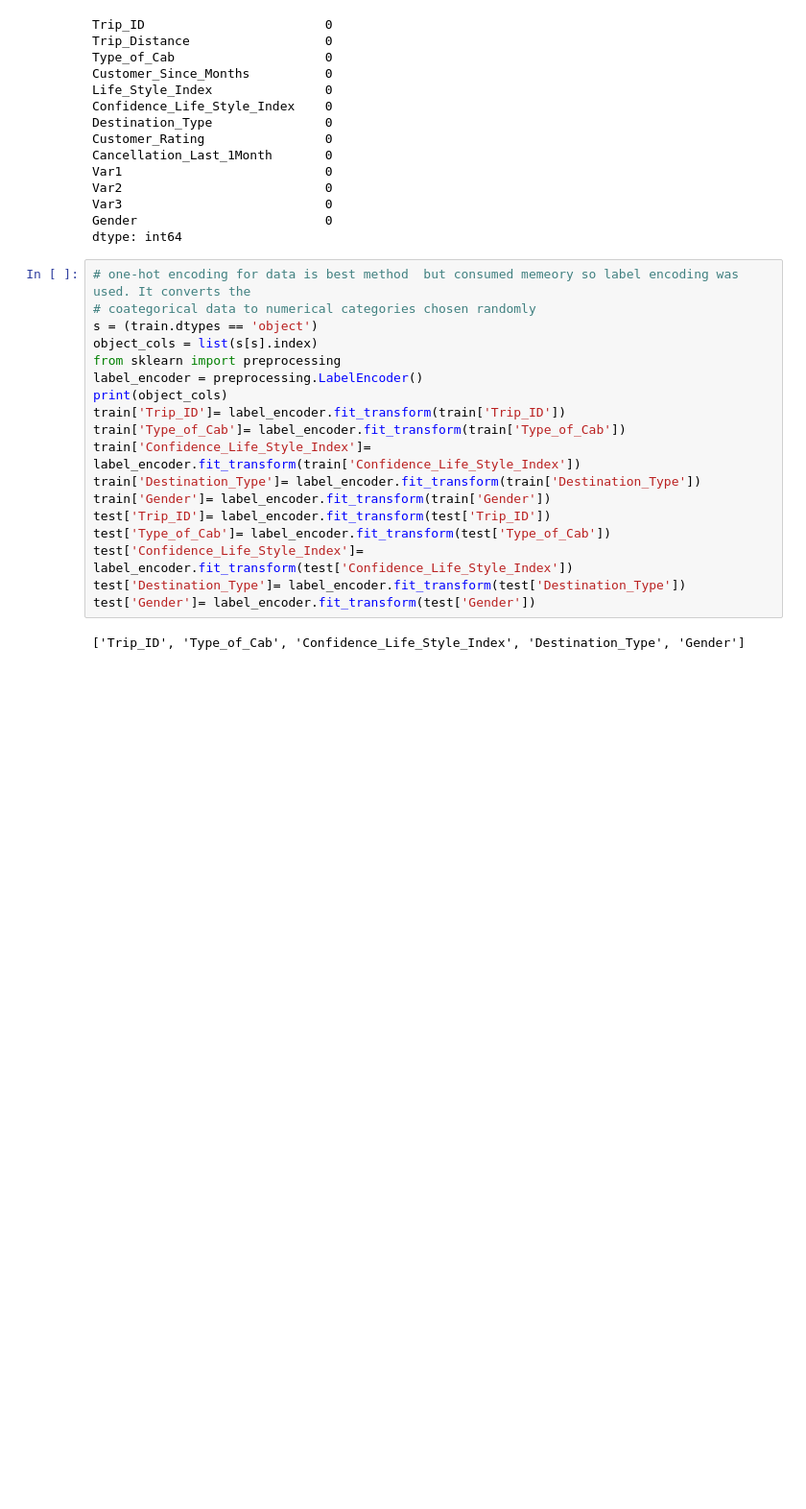
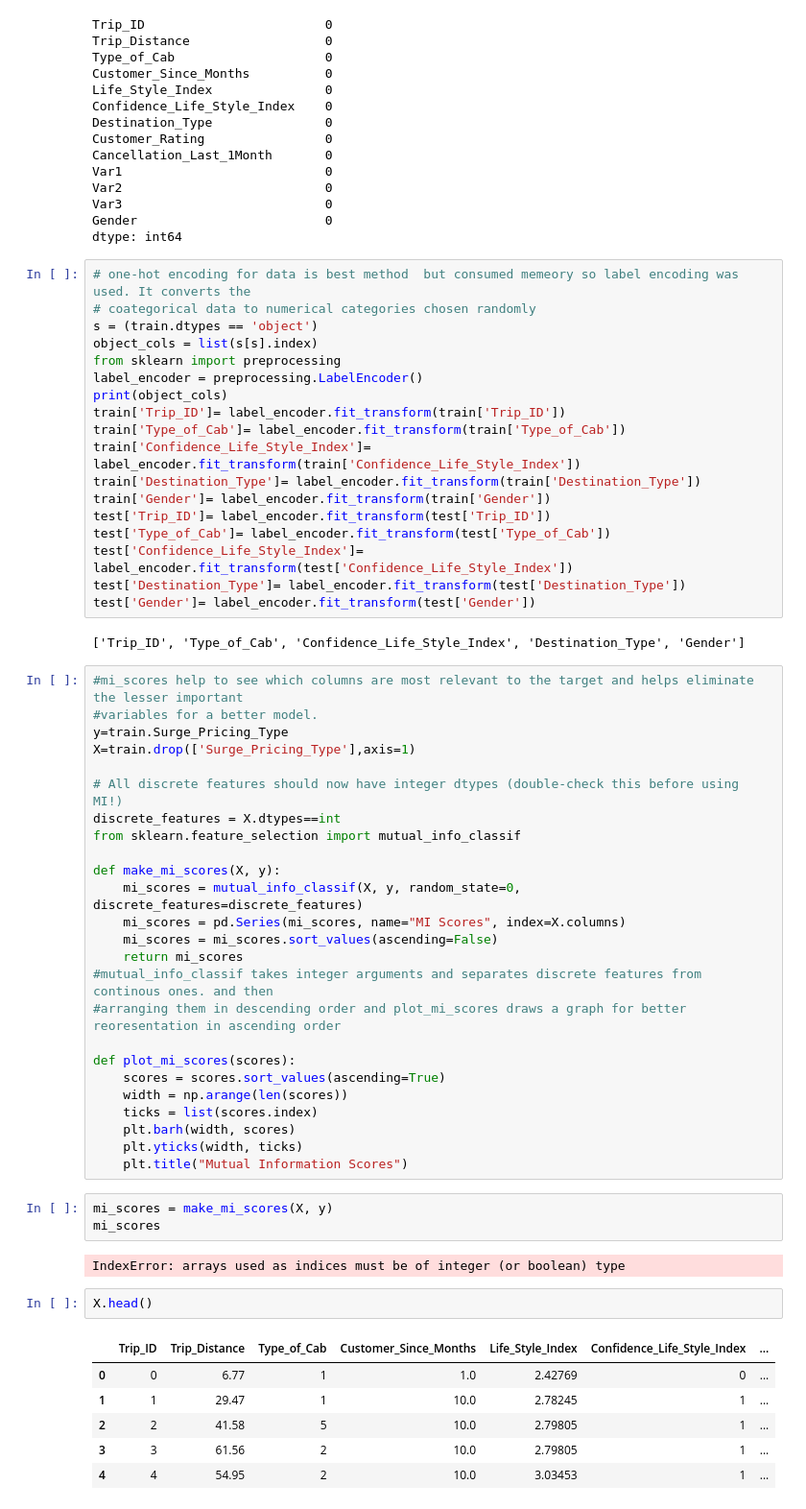
Before and after one commit to YVD7/Online-Vehicle-Booking-Market, a Jupyter notebook: Notebook/Test02.ipynb, the cells around one changed output. Shown at 96% size. Saved outputs shown, nothing was run; the diff lists cells and outputs as text; blank space fills up the shorter version.

```diff
--- a/Notebook/Test02.ipynb
+++ b/Notebook/Test02.ipynb
@@ -178,3 +214,42 @@ test['Destination_Type']= label_encoder.fit_transform(test['Destination_Type'])
 test['Gender']= label_encoder.fit_transform(test['Gender'])
 # %% [output]
 ['Trip_ID', 'Type_of_Cab', 'Confidence_Life_Style_Index', 'Destination_Type', 'Gender']
+# %%
+#mi_scores help to see which columns are most relevant to the target and helps eliminate the lesser important
+#variables for a better model.
+y=train.Surge_Pricing_Type
+X=train.drop(['Surge_Pricing_Type'],axis=1)
+
+# All discrete features should now have integer dtypes (double-check this before using MI!)
+discrete_features = X.dtypes==int
+from sklearn.feature_selection import mutual_info_classif
+
+def make_mi_scores(X, y):
+    mi_scores = mutual_info_classif(X, y, random_state=0, discrete_features=discrete_features)
+    mi_scores = pd.Series(mi_scores, name="MI Scores", index=X.columns)
+    mi_scores = mi_scores.sort_values(ascending=False)
+    return mi_scores
+#mutual_info_classif takes integer arguments and separates discrete features from continous ones. and then
+#arranging them in descending order and plot_mi_scores draws a graph for better reoresentation in ascending order
+
+def plot_mi_scores(scores):
+    scores = scores.sort_values(ascending=True)
+    width = np.arange(len(scores))
+    ticks = list(scores.index)
+    plt.barh(width, scores)
+    plt.yticks(width, ticks)
+    plt.title("Mutual Information Scores")
+# %%
+mi_scores = make_mi_scores(X, y)
+mi_scores
+# %% [output]
+IndexError: arrays used as indices must be of integer (or boolean) type
+# %%
+X.head()
+# %% [output]
+|  | Trip_ID | Trip_Distance | Type_of_Cab | Customer_Since_Months | Life_Style_Index | Confidence_Life_Style_Index | ... |
+| 0 | 0 | 6.77 | 1 | 1.0 | 2.42769 | 0 | ... |
+| 1 | 1 | 29.47 | 1 | 10.0 | 2.78245 | 1 | ... |
+| 2 | 2 | 41.58 | 5 | 10.0 | 2.79805 | 1 | ... |
+| 3 | 3 | 61.56 | 2 | 10.0 | 2.79805 | 1 | ... |
+| 4 | 4 | 54.95 | 2 | 10.0 | 3.03453 | 1 | ... |
```
Also changed, not shown: parts of 2 cells of this notebook, 1 other file.
